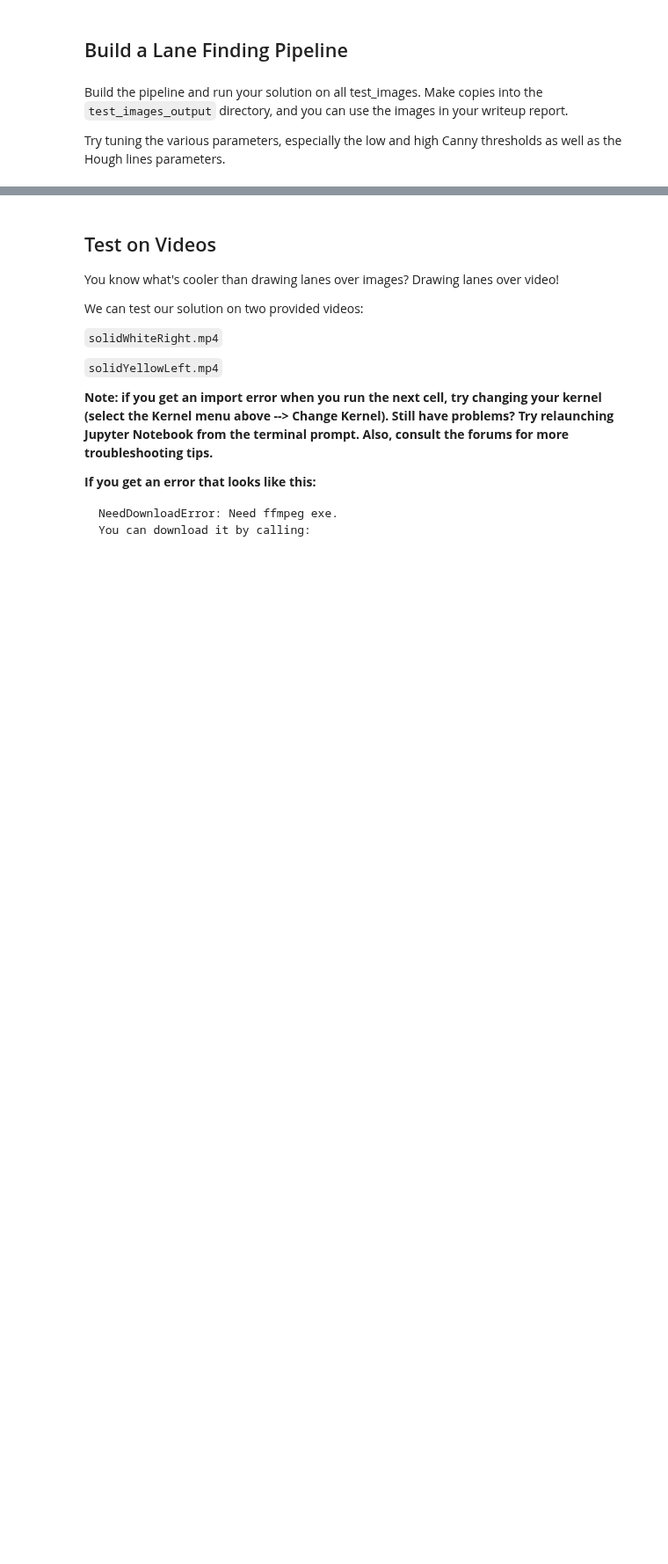
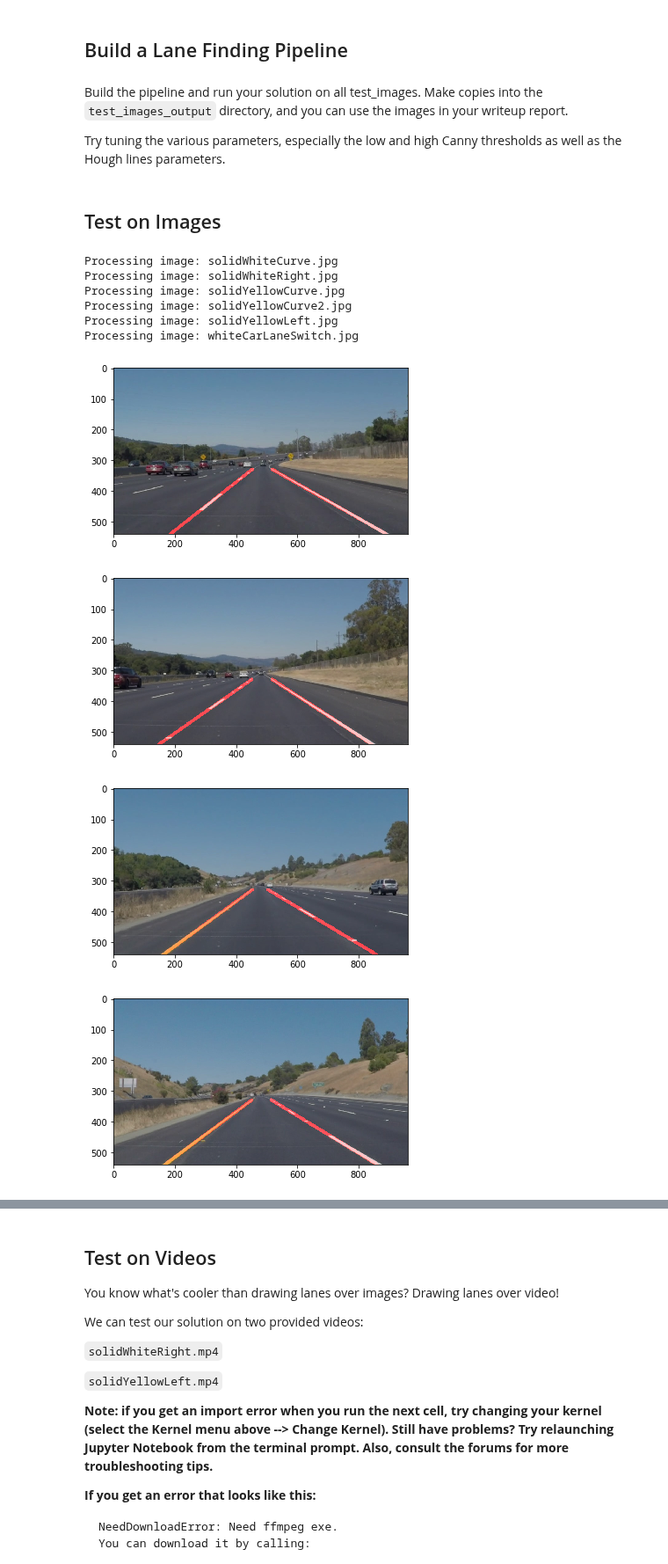
Before and after one commit to ykri021/CarND-LaneLines-P1, a Jupyter notebook: P1.ipynb, the cells around one changed output, grey strips where cells are left out. Shown at 88% size. Drawn from its saved outputs; the diff is of its cells as text; code cells hidden in the pictures; blank space fills up the shorter version.

Commit message:
# Read images and find the lines

```diff
--- a/P1.ipynb
+++ b/P1.ipynb
@@ -360,3 +360,35 @@ def extract_lines(img_input, use_canny=True, debug=False):
         plt.title('Merge original image with lines')
 
     return img_out
+# %% [markdown]
+## Test on Images
+# %%
+# Read images and find the lines
+img_dir = "test_images/"
+output_dir_path = "test_images_output/"
+
+for img_name in os.listdir(img_dir):
+    if img_name[0:7] != ".ipynb_":
+        reset_prev()
+        print  ("Processing image: " + img_name)
+        #reading in an image
+        img_input = mpimg.imread(img_dir + img_name)
+        img_out = extract_lines(img_input, True, False)
+        plt.figure()
+        plt.imshow(img_out)
+        # Convert image
+        img_out_rgb = cv2.cvtColor(img_out, cv2.COLOR_BGR2RGB)
+
+        os.makedirs(output_dir_path, exist_ok=True)
+        cv2.imwrite(output_dir_path + img_name ,img_out_rgb)
+# %% [output]
+Processing image: solidWhiteCurve.jpg
+Processing image: solidWhiteRight.jpg
+Processing image: solidYellowCurve.jpg
+Processing image: solidYellowCurve2.jpg
+Processing image: solidYellowLeft.jpg
+Processing image: whiteCarLaneSwitch.jpg
+[figure, added]
+[figure, added]
+[figure, added]
+[figure, added]
```
Also changed, not shown: parts of 5 cells of this notebook, 6 other files.
